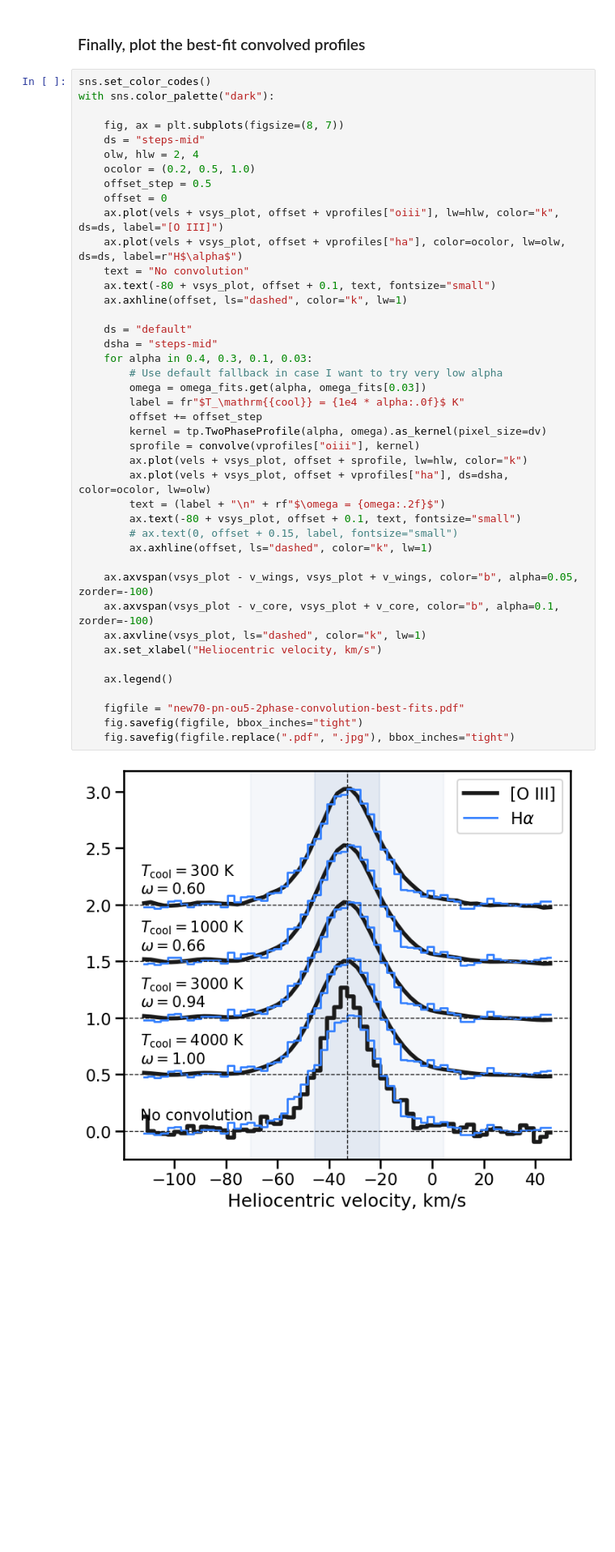
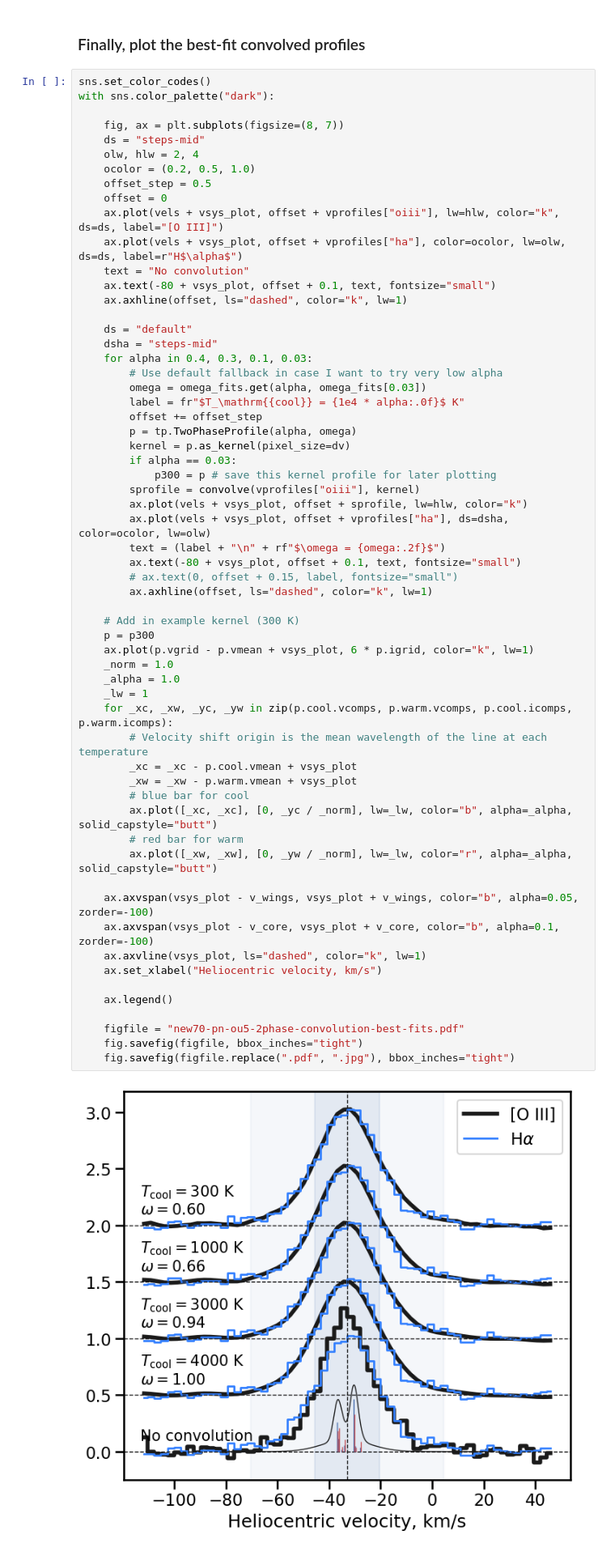
Before and after one commit to will-henney/teresa-pn-ou5, a Jupyter notebook: notebooks/04-04-high-resolution.ipynb, the cells around one changed output. Shown at 81% size. Drawn from its saved outputs; the diff is of its cells as text; blank space fills up the shorter version.

Commit message:
Add FS components and smoothing kernel to the plots

```diff
--- a/notebooks/04-04-high-resolution.ipynb
+++ b/notebooks/04-04-high-resolution.ipynb
@@ -1130,35 +1127,53 @@ with sns.color_palette("dark"):
     text = "No convolution"
     ax.text(-80 + vsys_plot, offset + 0.1, text, fontsize="small")
     ax.axhline(offset, ls="dashed", color="k", lw=1)
 
     ds = "default"
     dsha = "steps-mid"
     for alpha in 0.4, 0.3, 0.1, 0.03:
         # Use default fallback in case I want to try very low alpha
         omega = omega_fits.get(alpha, omega_fits[0.03])
         label = fr"$T_\mathrm{{cool}} = {1e4 * alpha:.0f}$ K"
         offset += offset_step
-        kernel = tp.TwoPhaseProfile(alpha, omega).as_kernel(pixel_size=dv)
+        p = tp.TwoPhaseProfile(alpha, omega)
+        kernel = p.as_kernel(pixel_size=dv)
+        if alpha == 0.03:
+            p300 = p # save this kernel profile for later plotting
         sprofile = convolve(vprofiles["oiii"], kernel)
         ax.plot(vels + vsys_plot, offset + sprofile, lw=hlw, color="k")
         ax.plot(vels + vsys_plot, offset + vprofiles["ha"], ds=dsha, color=ocolor, lw=olw)
         text = (label + "\n" + rf"$\omega = {omega:.2f}$")
         ax.text(-80 + vsys_plot, offset + 0.1, text, fontsize="small")
         # ax.text(0, offset + 0.15, label, fontsize="small")
         ax.axhline(offset, ls="dashed", color="k", lw=1)
+
+    # Add in example kernel (300 K)
+    p = p300
+    ax.plot(p.vgrid - p.vmean + vsys_plot, 6 * p.igrid, color="k", lw=1)
+    _norm = 1.0
+    _alpha = 1.0
+    _lw = 1
+    for _xc, _xw, _yc, _yw in zip(p.cool.vcomps, p.warm.vcomps, p.cool.icomps, p.warm.icomps):
+        # Velocity shift origin is the mean wavelength of the line at each temperature
+        _xc = _xc - p.cool.vmean + vsys_plot
+        _xw = _xw - p.warm.vmean + vsys_plot
+        # blue bar for cool
+        ax.plot([_xc, _xc], [0, _yc / _norm], lw=_lw, color="b", alpha=_alpha, solid_capstyle="butt")
+        # red bar for warm
+        ax.plot([_xw, _xw], [0, _yw / _norm], lw=_lw, color="r", alpha=_alpha, solid_capstyle="butt")
 
     ax.axvspan(vsys_plot - v_wings, vsys_plot + v_wings, color="b", alpha=0.05, zorder=-100)
     ax.axvspan(vsys_plot - v_core, vsys_plot + v_core, color="b", alpha=0.1, zorder=-100)
     ax.axvline(vsys_plot, ls="dashed", color="k", lw=1)
     ax.set_xlabel("Heliocentric velocity, km/s")
 
     ax.legend()
 
     figfile = "new70-pn-ou5-2phase-convolution-best-fits.pdf"
     fig.savefig(figfile, bbox_inches="tight")
     fig.savefig(figfile.replace(".pdf", ".jpg"), bbox_inches="tight")
 # %% [output]
-[figure, old version]
+[figure, new version]
 # %% [markdown]
 So this is the final graph. It shows the full range of acceptable fits (reduced chi-squared < 1). There is very little difference b
 
```
Also changed, not shown: parts of 1 cell of this notebook, 51 other files.
